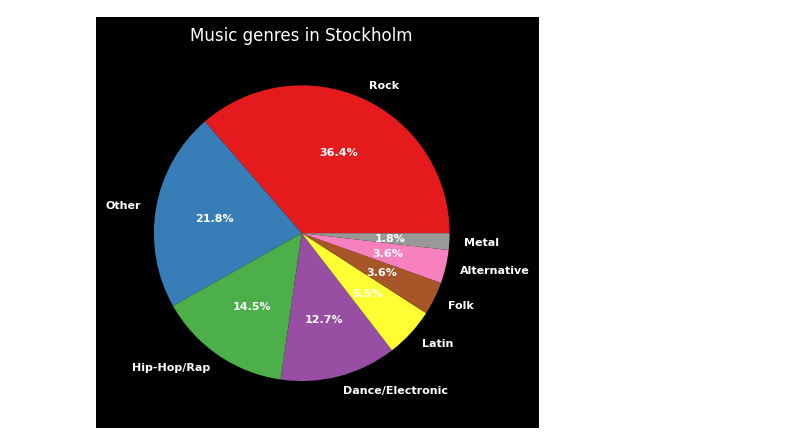
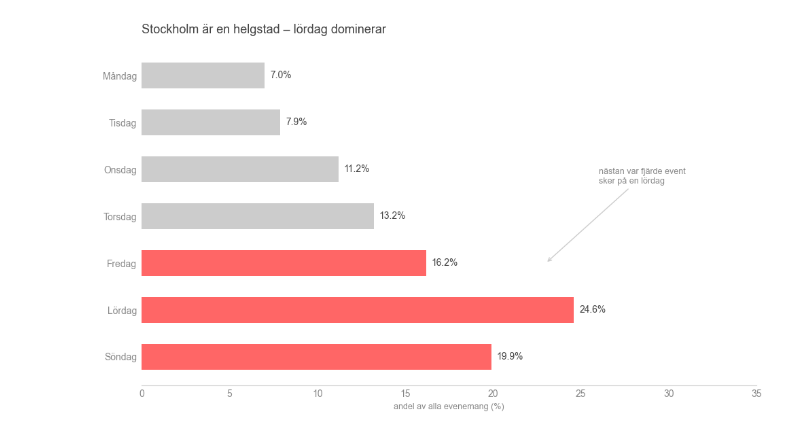
Before and after one commit to LisaYllander92/Visualization_project, a Jupyter notebook: eda/eda_rickard.ipynb, the cells around one changed output. Cells and saved outputs as stored; diff of their text form; code cells hidden in the pictures.

```diff
--- a/eda/eda_rickard.ipynb
+++ b/eda/eda_rickard.ipynb
@@ -254,12 +209,61 @@ Number of rows in music only: 55
-# %%
-# Visualize the distribution of sub-genres within the Music segment
-df_music['genre'].value_counts().plot(
-    kind='pie',
-    autopct='%1.1f%%',
-    colormap='Set1',
-    textprops={'color':"white", 'weight':'bold', 'fontsize':8}
-)
-plt.title("Music genres in Stockholm")
-plt.ylabel('')
-# %% [output]
-[figure, removed]
+# %%
+import pandas as pd
+import matplotlib.pyplot as plt
+
+df = pd.read_csv('../data/output/events_combined.csv')
+
+BAKGRUND = '#FFFFFF'
+KORALL = '#FF6666'
+GRAY_1 = '#CCCCCC'
+GRAY_2 = '#888888'
+GRAY_3 = '#444444'
+NORMAL = '#CCCCCC'
+
+day_order = ['Monday', 'Tuesday', 'Wednesday', 'Thursday', 'Friday', 'Saturday', 'Sunday']
+day_labels = ['Måndag', 'Tisdag', 'Onsdag', 'Torsdag', 'Fredag', 'Lördag', 'Söndag']
+
+day_counts = df['day_of_week'].value_counts().reindex(day_order).fillna(0)
+total = day_counts.sum()
+pct = (day_counts / total * 100).round(1)
+
+colors = [KORALL if day in ['Friday', 'Saturday', 'Sunday'] else NORMAL for day in day_order]
+
+fig, ax = plt.subplots(figsize=(10, 6))
+fig.patch.set_facecolor(BAKGRUND)
+ax.set_facecolor(BAKGRUND)
+
+bars = ax.barh(day_labels[::-1], pct.values[::-1], color=colors[::-1], height=0.55, edgecolor='none')
+
+for bar, val in zip(bars, pct.values[::-1]):
+    ax.text(bar.get_width() + 0.3, bar.get_y() + bar.get_height()/2,
+            f'{val}%', va='center', ha='left', color=GRAY_3, fontsize=10)
+
+ax.spines[['top', 'right', 'left']].set_visible(False)
+ax.spines['bottom'].set_color(GRAY_1)
+ax.tick_params(colors=GRAY_2, labelsize=10, length=0, pad=5)
+ax.set_xlabel('andel av alla evenemang (%)', color=GRAY_2, fontsize=9)
+ax.set_ylabel('')
+ax.set_xlim(0, 35)
+
+ax.set_title(
+    'Stockholm är en helgstad – lördag dominerar',
+    loc='left',
+    color=GRAY_3,
+    fontsize=13,
+    pad=15
+)
+
+# lördag sticker ut rejält
+ax.annotate(
+    xy=(23, 2),
+    text='nästan var fjärde event\nsker på en lördag',
+    color=GRAY_2,
+    fontsize=9,
+    xytext=(26, 3.7),
+    arrowprops=dict(arrowstyle='->', color=GRAY_1, lw=1)
+)
+
+fig.tight_layout()
+fig.savefig('data_images/storytelling_weekend-activity.png', dpi=250, bbox_inches='tight', facecolor=BAKGRUND)
+# %% [output]
+[figure, added]
```
Also changed, not shown: parts of 17 cells of this notebook, 2 other files.
